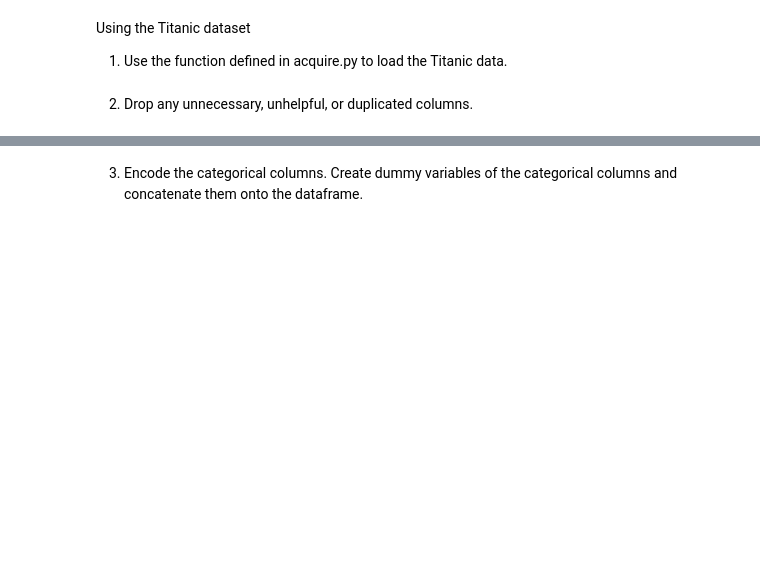
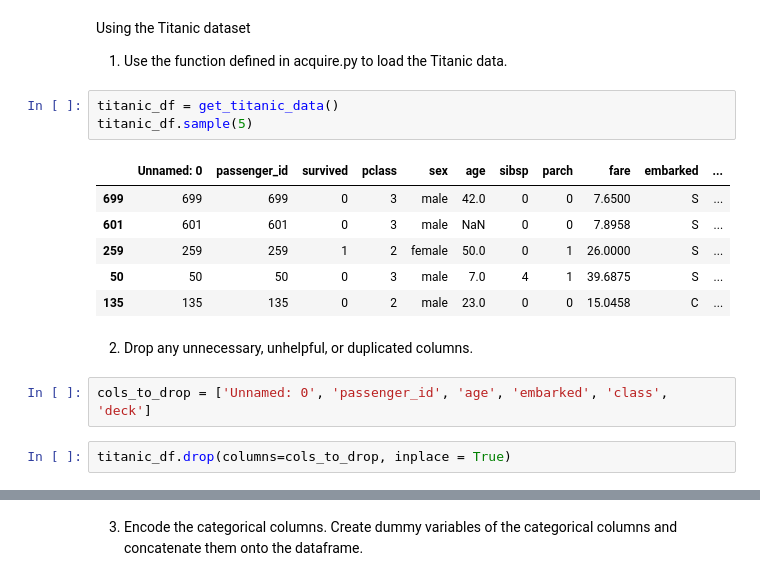
Before and after one commit to JoshuaHolt-Tech/classification-exercises, a Jupyter notebook: classification_exercises.ipynb, the cells around one changed output, grey strips where cells are left out. Saved outputs shown, nothing was run; the diff lists cells and outputs as text; blank space fills up the shorter version.

```diff
--- a/classification_exercises.ipynb
+++ b/classification_exercises.ipynb
@@ -441,5 +522,19 @@ iris_test.sample(5)
 Using the Titanic dataset
 
 1. Use the function defined in acquire.py to load the Titanic data.
+# %%
+titanic_df = get_titanic_data()
+titanic_df.sample(5)
+# %% [output]
+|  | Unnamed: 0 | passenger_id | survived | pclass | sex | age | sibsp | parch | fare | embarked | ... |
+| 699 | 699 | 699 | 0 | 3 | male | 42.0 | 0 | 0 | 7.6500 | S | ... |
+| 601 | 601 | 601 | 0 | 3 | male | NaN | 0 | 0 | 7.8958 | S | ... |
+| 259 | 259 | 259 | 1 | 2 | female | 50.0 | 0 | 1 | 26.0000 | S | ... |
+| 50 | 50 | 50 | 0 | 3 | male | 7.0 | 4 | 1 | 39.6875 | S | ... |
+| 135 | 135 | 135 | 0 | 2 | male | 23.0 | 0 | 0 | 15.0458 | C | ... |
 # %% [markdown]
 2. Drop any unnecessary, unhelpful, or duplicated columns.
+# %%
+cols_to_drop = ['Unnamed: 0', 'passenger_id', 'age', 'embarked', 'class', 'deck']
+# %%
+titanic_df.drop(columns=cols_to_drop, inplace = True)
```
Also changed, not shown: parts of 46 cells of this notebook, 2 other files.
